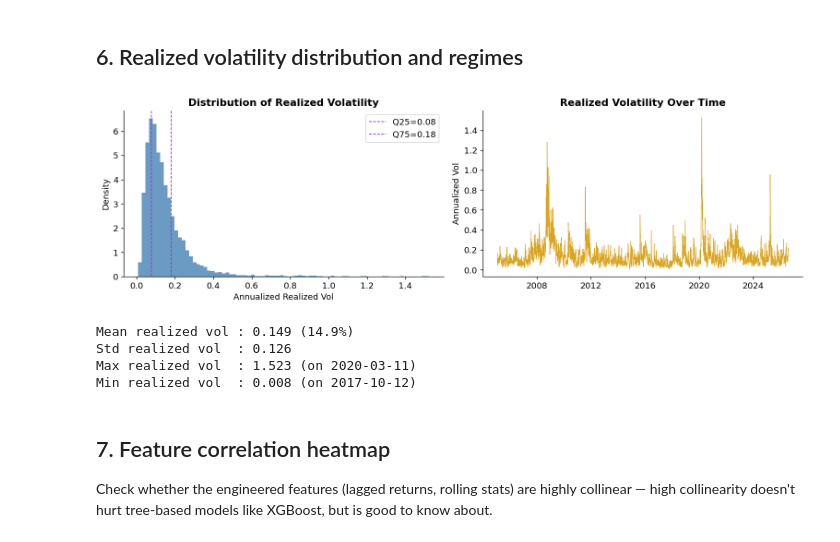
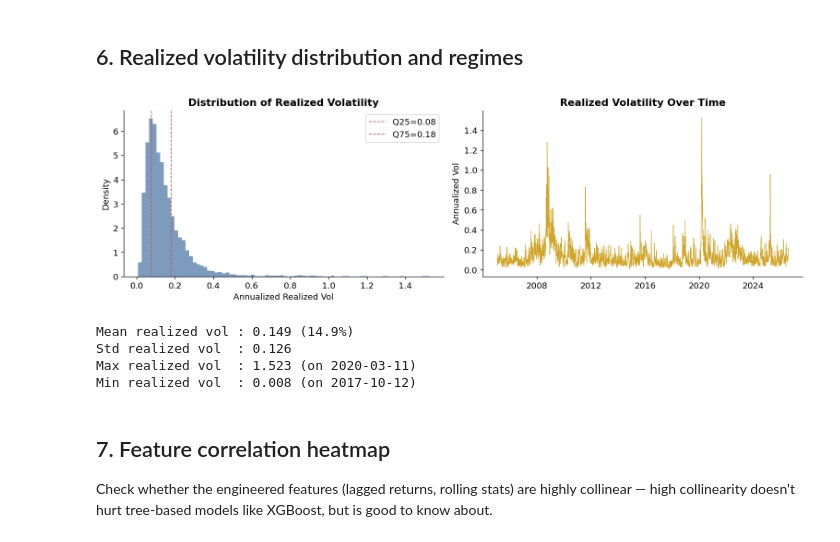
Before and after one commit to kelevy/volatility_forecasting, a Jupyter notebook: notebooks/01_exploratory_analysis.ipynb, the cells around one changed output. Cells and saved outputs as stored; diff of their text form; code cells hidden in the pictures.

```diff
--- a/notebooks/01_exploratory_analysis.ipynb
+++ b/notebooks/01_exploratory_analysis.ipynb
@@ -28,7 +28,7 @@ plt.rcParams.update({
 
 from data_loader import load_dataset
 from features import build_feature_matrix, TARGET_COL
-color_arr = ['steelblue', 'goldenrod', 'lightseagreen', 'maroon', 'darkorchid', 'dimgray']
+colors = ['#5B82AD','#D0A52A', '#2A958E', '#966BB5', '#B85C5C', '#7A7A7A', '#333333']
 # %% [markdown]
 ## 1. Load data
 # %%
@@ -186,33 +186,33 @@ This justifies GARCH and the ML/DL approach taken in this project.
 # %%
 fig, axes = plt.subplots(1, 2, figsize=(13, 4))
 
 # Distribution of realized vol
-axes[0].hist(realized_vol.dropna(), bins=80, color=color_arr[0], alpha=0.8, density=True)
+axes[0].hist(realized_vol.dropna(), bins=80, color=colors[0], alpha=0.8, density=True)
 axes[0].set_title('Distribution of Realized Volatility', fontweight='bold')
 axes[0].set_xlabel('Annualized Realized Vol')
 axes[0].set_ylabel('Density')
 
 low = realized_vol.quantile(0.25)
 high = realized_vol.quantile(0.75)
-axes[0].axvline(low, color=color_arr[4], linestyle='--', linewidth=1, label=f'Q25={low:.2f}')
-axes[0].axvline(high, color=color_arr[4], linestyle='--', linewidth=1, label=f'Q75={high:.2f}')
+axes[0].axvline(low, color=colors[4], linestyle='--', linewidth=1, label=f'Q25={low:.2f}')
+axes[0].axvline(high, color=colors[4], linestyle='--', linewidth=1, label=f'Q75={high:.2f}')
 axes[0].legend()
 
 # Realized vol over time
-axes[1].plot(realized_vol, color=color_arr[1], linewidth=0.7)
+axes[1].plot(realized_vol, color=colors[1], linewidth=0.7)
 axes[1].set_title('Realized Volatility Over Time', fontweight='bold')
 axes[1].set_ylabel('Annualized Vol')
 axes[1].xaxis.set_major_formatter(mdates.DateFormatter('%Y'))
 
 plt.tight_layout()
 plt.show()
 
 print(f"Mean realized vol : {realized_vol.mean():.3f} ({realized_vol.mean()*100:.1f}%)")
 print(f"Std realized vol  : {realized_vol.std():.3f}")
 print(f"Max realized vol  : {realized_vol.max():.3f} (on {realized_vol.idxmax().date()})")
 print(f"Min realized vol  : {realized_vol.min():.3f} (on {realized_vol.idxmin().date()})")
 # %% [output]
-[figure, old version]
+[figure, new version]
 Mean realized vol : 0.149 (14.9%)
 Std realized vol  : 0.126
 Max realized vol  : 1.523 (on 2020-03-11)
```
Also changed, not shown: parts of 4 cells of this notebook.
